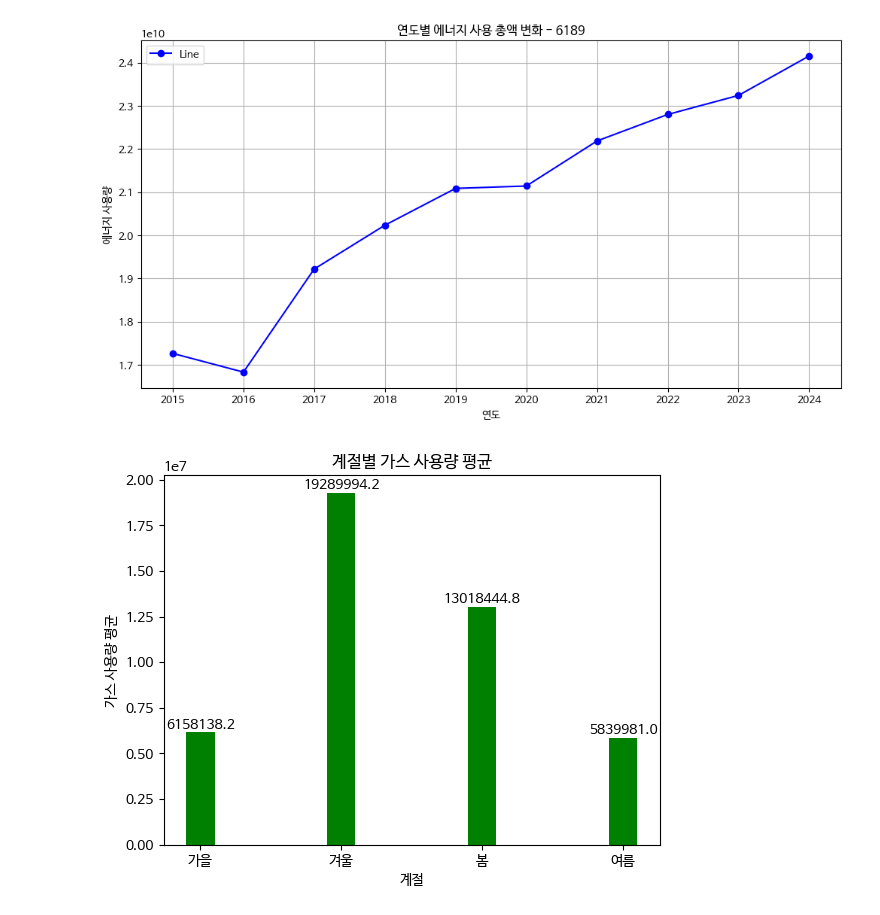
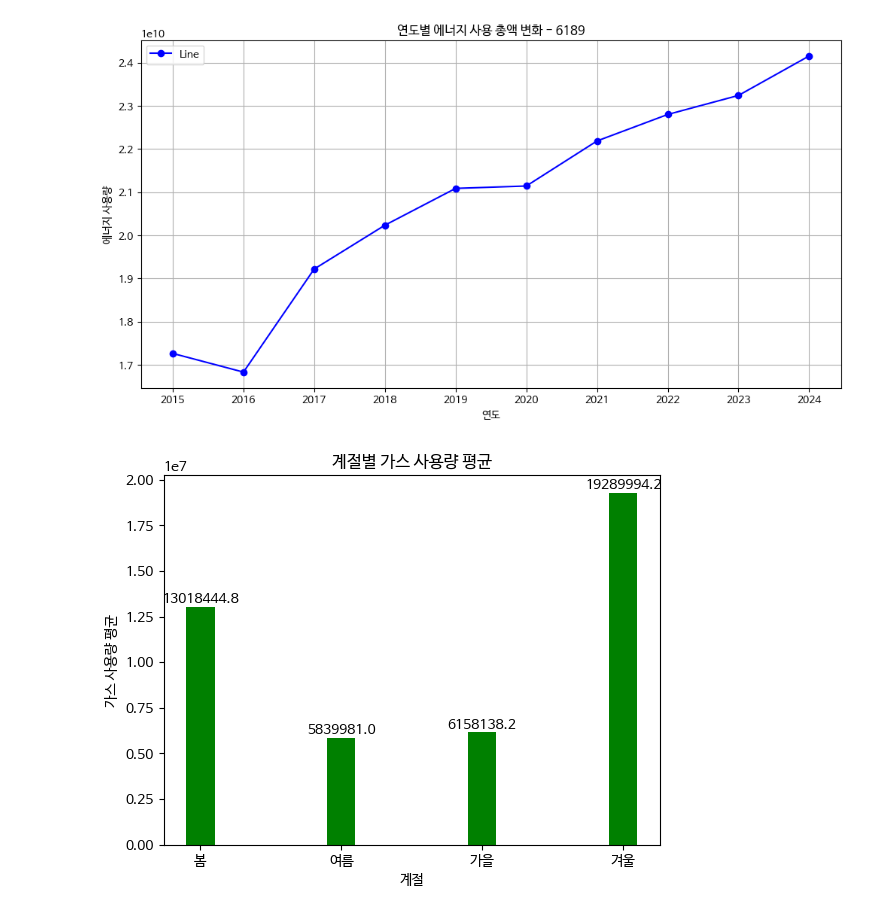
Before and after one commit to KimBooKyeom01/Knou-DataAnalysis, a Jupyter notebook: 오픈소시 기반 데이터 분석 과제.ipynb, the cells around one changed output. Drawn from its saved outputs; the diff is of its cells as text; code cells hidden in the pictures.

```diff
--- a/오픈소시 기반 데이터 분석 과제.ipynb
+++ b/오픈소시 기반 데이터 분석 과제.ipynb
@@ -157,25 +161,25 @@ plt.show()
 # %% [output]
 [figure]
 # %%
-
+## 계절별 가스 사용량 평균을 구한 데이터 출력
 df['GUS'] = df['GUS'].astype(float)
 df_season_group = df.groupby('SEASON')['GUS'].mean().reset_index()
-df_season_group
+df_season_group_reorded = df_season_group.reindex(index=[2,3,0,1])
 
-## 데이터 생성
-x = df_season_group['SEASON']
-y = df_season_group['GUS']
+## 그래프를 그리기 위한 데이터 입력
+x = df_season_group_reorded['SEASON']
+y = df_season_group_reorded['GUS']
 
+## 막대 그래프 시각화
 bar = plt.bar(x,y, width=0.2, color='g')
-
 for rect in bar:
     height = rect.get_height()
     plt.text(rect.get_x() + rect.get_width()/2.0, height, '%.1f' % height, ha='center', va='bottom', size = 10)
 
 plt.title("계절별 가스 사용량 평균")
 plt.xlabel("계절")
 plt.ylabel("가스 사용량 평균")
 
 plt.show()
 # %% [output]
-[figure, old version]
+[figure, new version]
```
Also changed, not shown: parts of 5 cells of this notebook.
